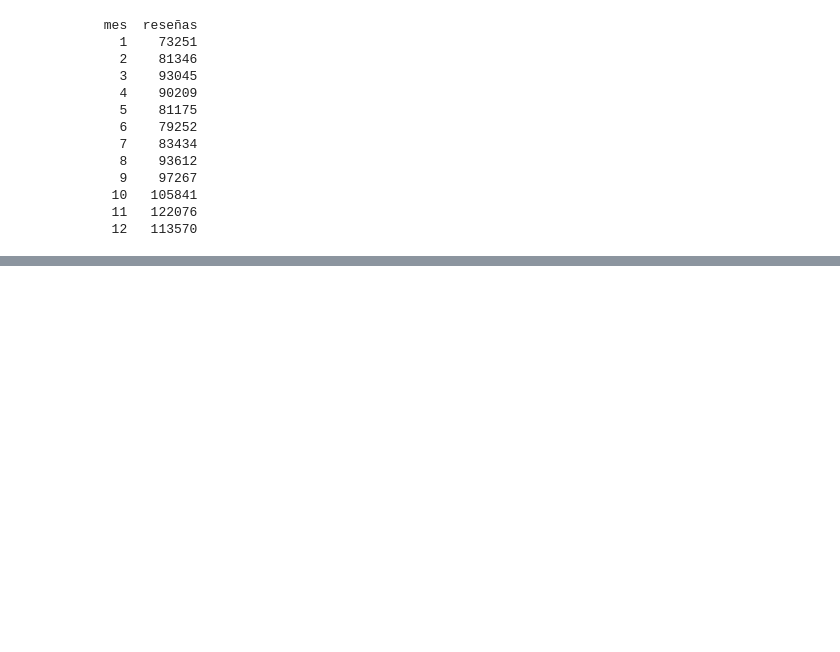
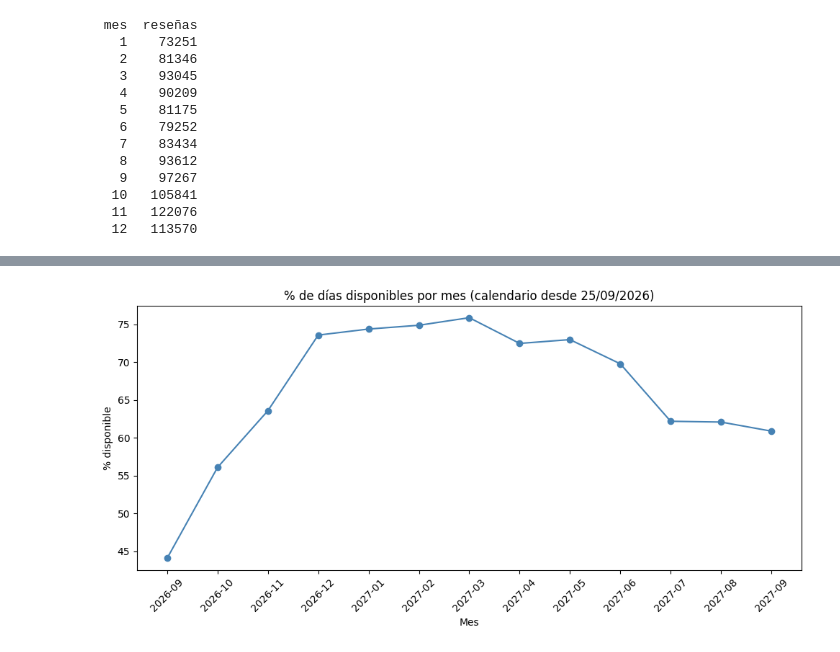
Before and after one commit to ferneylopez188523-dotcom/_airbnb_mexico_, a Jupyter notebook: notebooks/01_eda_listings.ipynb, the cells around one changed output, grey strips where cells are left out. Saved outputs shown, nothing was run; the diff lists cells and outputs as text; code cells hidden in the pictures; blank space fills up the shorter version.

Commit message:
agrega disponibilidad mensual del calendario

```diff
--- a/notebooks/01_eda_listings.ipynb
+++ b/notebooks/01_eda_listings.ipynb
@@ -334,3 +334,16 @@ print(rev_mes.to_string(index=False))
   10   105841
   11   122076
   12   113570
+# %%
+conn = sqlite3.connect("../data/airbnb.db")
+cal = pd.read_sql(
+    """SELECT anio, mes,
+              COUNT(*) AS dias,
+              ROUND(AVG(available) * 100, 1) AS pct_disponible
+       FROM Calendar
+       GROUP BY anio, mes
+       ORDER BY anio, mes""",
+    conn)
+conn.close()
+
+print(cal.to_string(index=False))
@@ -336,0 +365,15 @@ print(rev_mes.to_string(index=False))
+# %%
+import matplotlib.pyplot as plt
+
+etiquetas = cal["anio"].astype(str) + "-" + cal["mes"].astype(str).str.zfill(2)
+
+plt.figure(figsize=(10, 5))
+plt.plot(etiquetas, cal["pct_disponible"], marker="o", color="steelblue")
+plt.title("% de días disponibles por mes (calendario desde 25/09/2026)")
+plt.xlabel("Mes")
+plt.ylabel("% disponible")
+plt.xticks(rotation=45)
+plt.tight_layout()
+plt.show()
+# %% [output]
+[figure, added]
```
Also changed, not shown: parts of 1 cell of this notebook.
